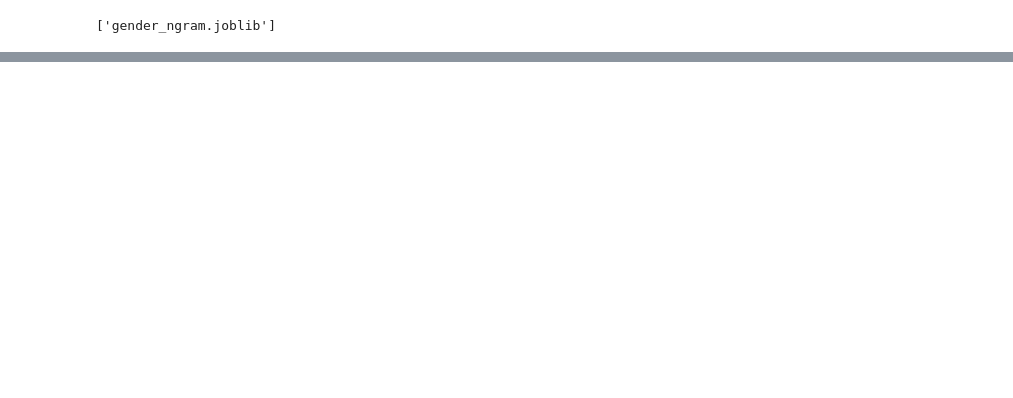
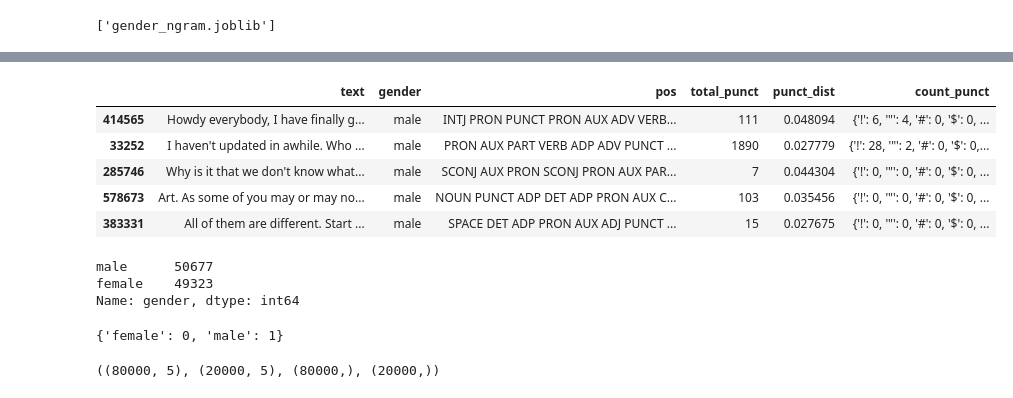
Before and after one commit to dimboump/clips-internship, a Jupyter notebook: Stylene v2/models/gender/gender_baselines.ipynb, the cells around one changed output, grey strips where cells are left out. Saved outputs shown, nothing was run; the diff lists cells and outputs as text; code cells hidden in the pictures; blank space fills up the shorter version.

```diff
--- a/Stylene v2/models/gender/gender_baselines.ipynb
+++ b/Stylene v2/models/gender/gender_baselines.ipynb
@@ -186,0 +206,32 @@ rmtree(cache_dir)
+# %%
+df_ = df.drop(['horoscope', 'job', 'age_group', 'tokenized'], axis=1).sample(100000)
+df_.sample(5)
+# %% [output]
+|  | text | gender | pos | total_punct | punct_dist | count_punct |
+| 414565 | Howdy everybody, I have finally g... | male | INTJ PRON PUNCT PRON AUX ADV VERB... | 111 | 0.048094 | {'!': 6, '"': 4, '#': 0, '$': 0, ... |
+| 33252 | I haven't updated in awhile. Who ... | male | PRON AUX PART VERB ADP ADV PUNCT ... | 1890 | 0.027779 | {'!': 28, '"': 2, '#': 0, '$': 0,... |
+| 285746 | Why is it that we don't know what... | male | SCONJ AUX PRON SCONJ PRON AUX PAR... | 7 | 0.044304 | {'!': 0, '"': 0, '#': 0, '$': 0, ... |
+| 578673 | Art. As some of you may or may no... | male | NOUN PUNCT ADP DET ADP PRON AUX C... | 103 | 0.035456 | {'!': 0, '"': 0, '#': 0, '$': 0, ... |
+| 383331 | All of them are different. Start ... | male | SPACE DET ADP PRON AUX ADJ PUNCT ... | 15 | 0.027675 | {'!': 0, '"': 0, '#': 0, '$': 0, ... |
+# %%
+df_['gender'].value_counts(dropna=False)
+# %% [output]
+male      50677
+female    49323
+Name: gender, dtype: int64
+# %%
+enc = LabelEncoder()
+enc.fit(df_['gender'])
+encoded_labels = dict(zip(enc.classes_, enc.transform(enc.classes_))) # will use that in the cm later
+df_['gender'] = enc.transform(df_['gender'])
+encoded_labels
+# %% [output]
+{'female': 0, 'male': 1}
+# %%
+X = df_.drop('gender', axis=1)
+y = df_['gender']
+
+X_train, X_test, y_train, y_test = train_test_split(X, y, test_size=0.2, random_state=97)
+X_train.shape, X_test.shape, y_train.shape, y_test.shape
+# %% [output]
+((80000, 5), (20000, 5), (80000,), (20000,))
```
Also changed, not shown: parts of 26 cells of this notebook.
